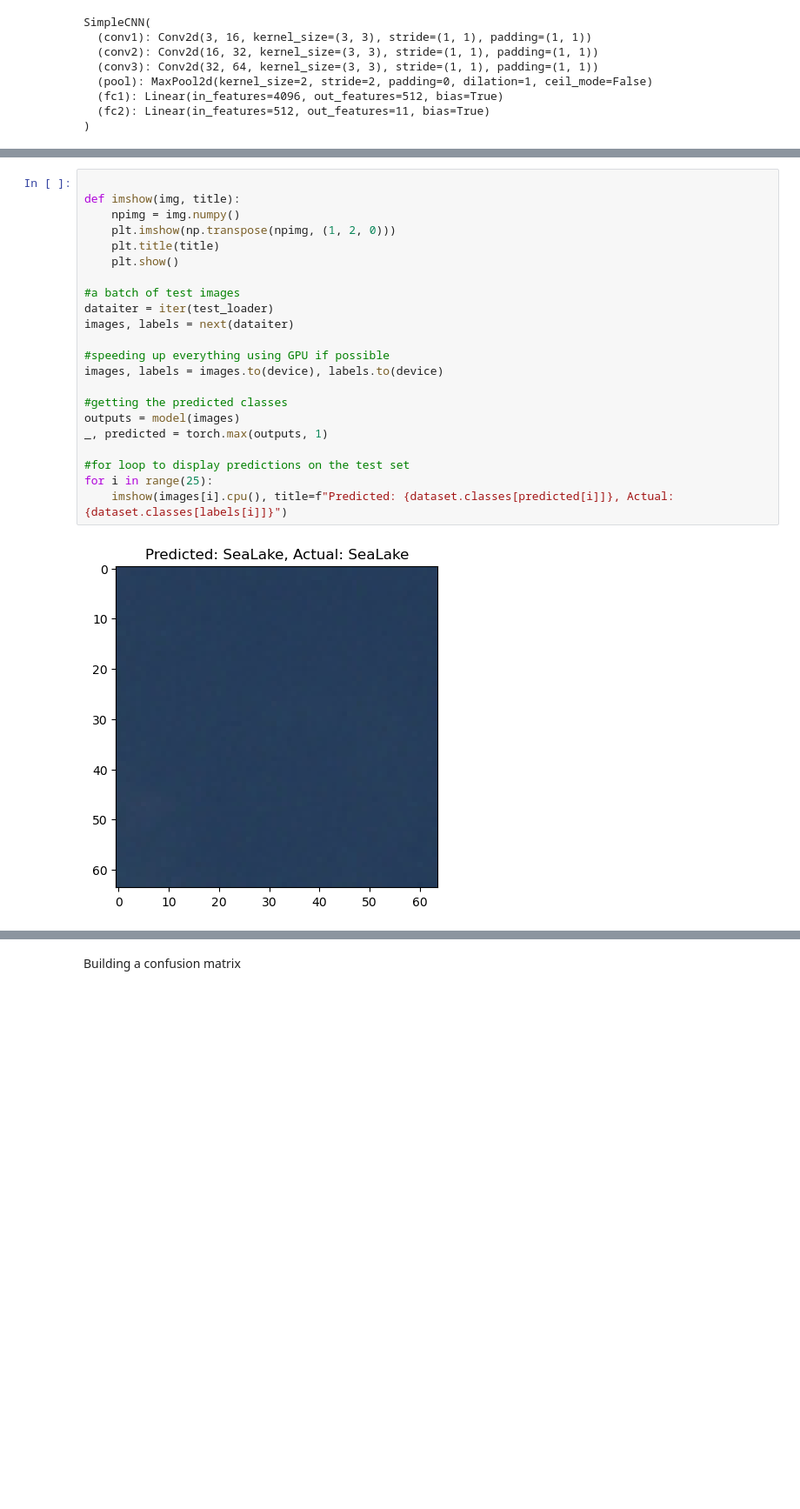
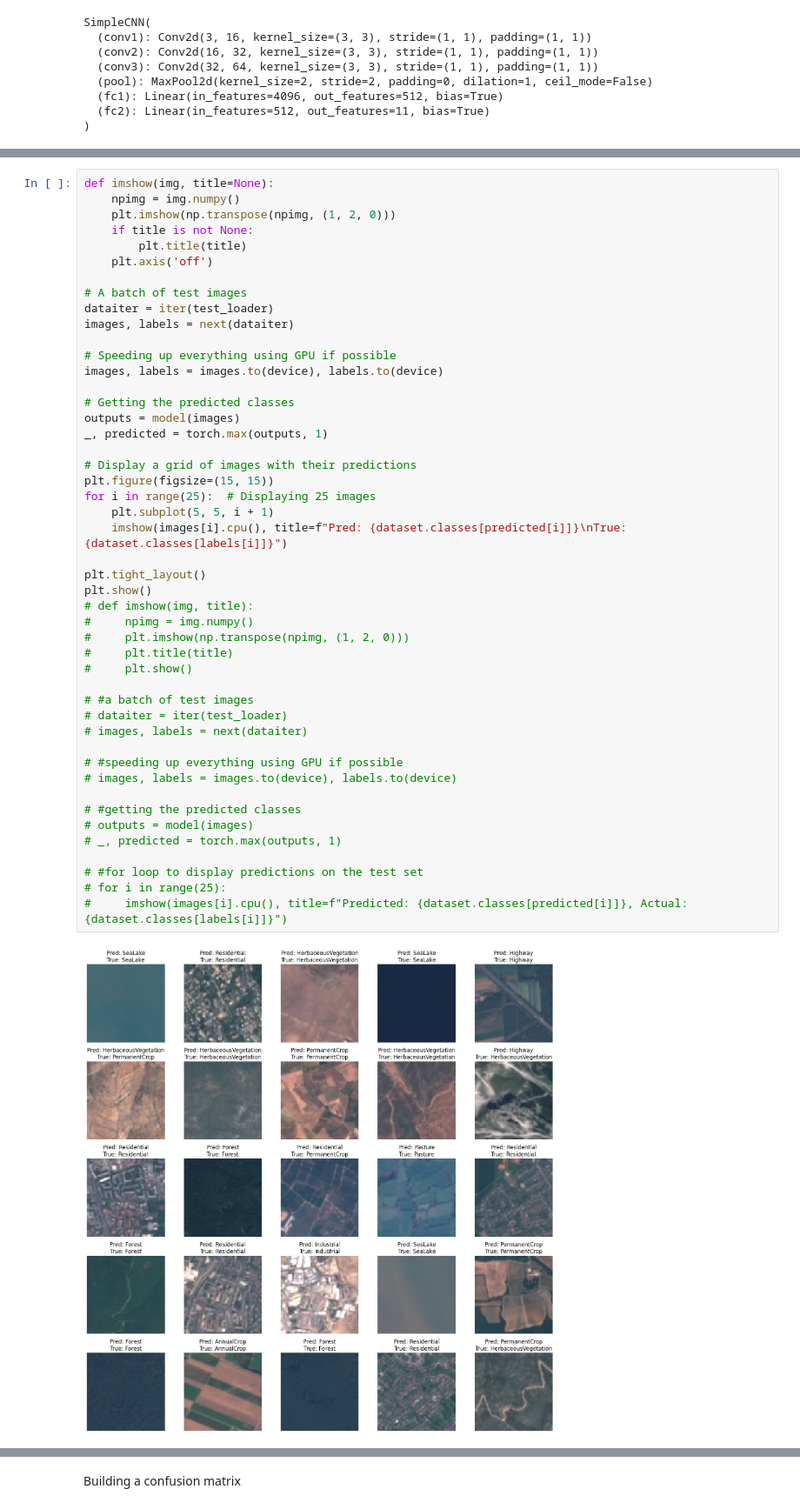
Before and after one commit to pranvgarg/ML-4Guys, a Jupyter notebook: 8. Image classification with neural networks/Image classification with neural networks.ipynb, the cells around one changed output, grey strips where cells are left out. Shown at 87% size. Saved outputs shown, nothing was run; the diff lists cells and outputs as text; blank space fills up the shorter version.

```diff
--- a/8. Image classification with neural networks/Image classification with neural networks.ipynb
+++ b/8. Image classification with neural networks/Image classification with neural networks.ipynb
@@ -176,26 +176,51 @@ Validation Accuracy after Epoch 10: 85.39%
 
 Training complete.
 # %%
-
-def imshow(img, title):
+def imshow(img, title=None):
     npimg = img.numpy()
     plt.imshow(np.transpose(npimg, (1, 2, 0)))
-    plt.title(title)
-    plt.show()
+    if title is not None:
+        plt.title(title)
+    plt.axis('off')
 
-#a batch of test images
+# A batch of test images
 dataiter = iter(test_loader)
 images, labels = next(dataiter)
 
-#speeding up everything using GPU if possible
+# Speeding up everything using GPU if possible
 images, labels = images.to(device), labels.to(device)
 
-#getting the predicted classes
+# Getting the predicted classes
 outputs = model(images)
 _, predicted = torch.max(outputs, 1)
 
-#for loop to display predictions on the test set
-for i in range(25):
-    imshow(images[i].cpu(), title=f"Predicted: {dataset.classes[predicted[i]]}, Actual: {dataset.classes[labels[i]]}")
+# Display a grid of images with their predictions
+plt.figure(figsize=(15, 15))
+for i in range(25):  # Displaying 25 images
+    plt.subplot(5, 5, i + 1)
+    imshow(images[i].cpu(), title=f"Pred: {dataset.classes[predicted[i]]}\nTrue: {dataset.classes[labels[i]]}")
+
+plt.tight_layout()
+plt.show()
+# def imshow(img, title):
+#     npimg = img.numpy()
+#     plt.imshow(np.transpose(npimg, (1, 2, 0)))
+#     plt.title(title)
+#     plt.show()
+
+# #a batch of test images
+# dataiter = iter(test_loader)
+# images, labels = next(dataiter)
+
+# #speeding up everything using GPU if possible
+# images, labels = images.to(device), labels.to(device)
+
+# #getting the predicted classes
+# outputs = model(images)
+# _, predicted = torch.max(outputs, 1)
+
+# #for loop to display predictions on the test set
+# for i in range(25):
+#     imshow(images[i].cpu(), title=f"Predicted: {dataset.classes[predicted[i]]}, Actual: {dataset.classes[labels[i]]}")
 # %% [output]
-[figure, old version]
+[figure, new version]
```
Also changed, not shown: parts of 3 cells of this notebook, 1 other file.
